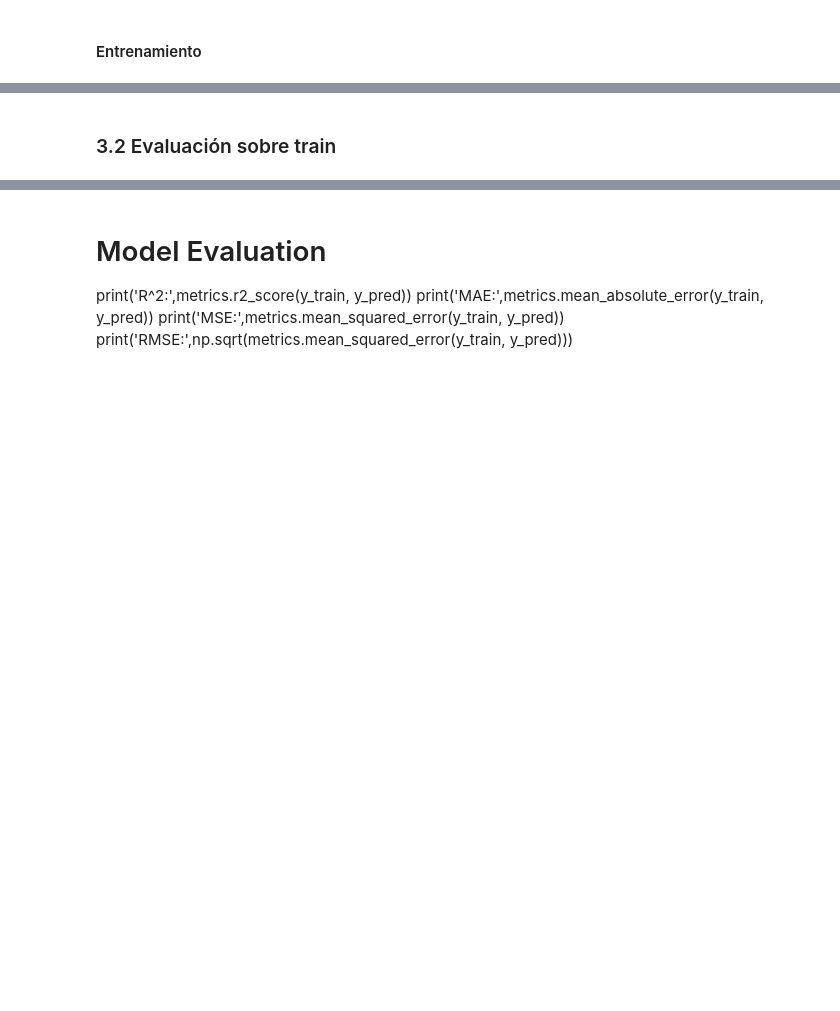
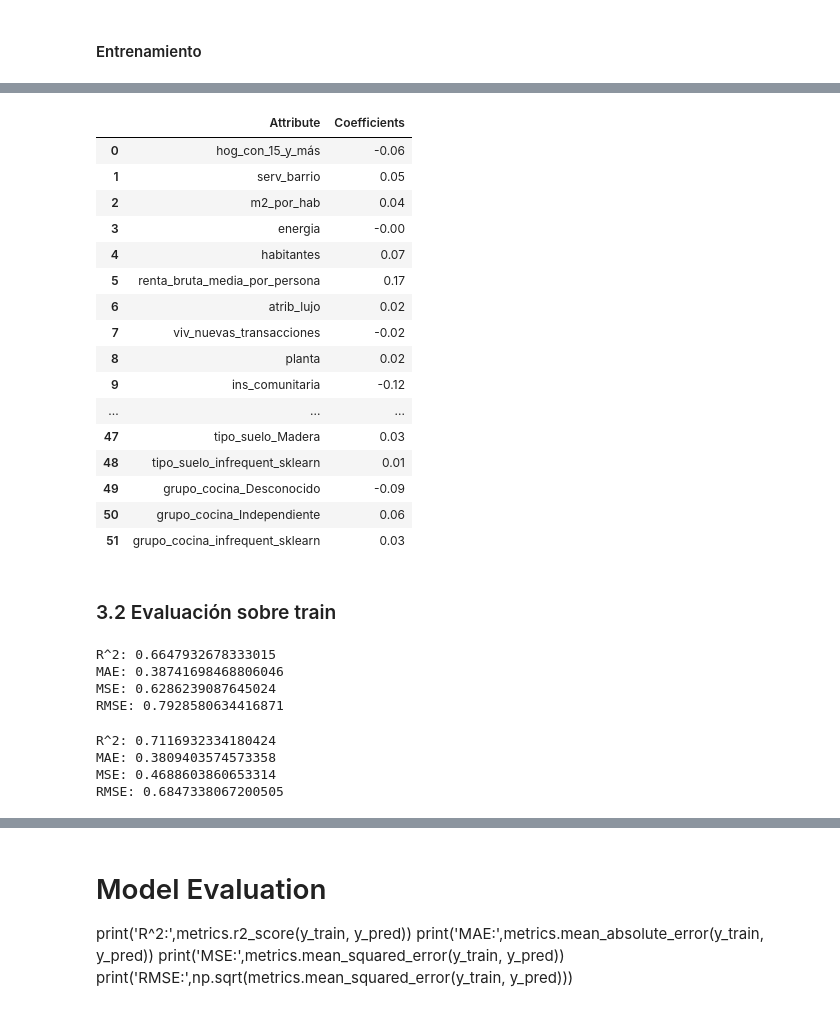
Before and after one commit to avaquerocastro/precios-de-vivienda-madrid, a Jupyter notebook: codigo/04-modelos/RegresionLineal_ConScalar - copia.ipynb, the cells around one changed output, grey strips where cells are left out. Cells and saved outputs as stored; diff of their text form; code cells hidden in the pictures; blank space fills up the shorter version.

Commit message:
Modelos

```diff
--- a/codigo/04-modelos/RegresionLineal_ConScalar - copia.ipynb
+++ b/codigo/04-modelos/RegresionLineal_ConScalar - copia.ipynb
@@ -194,10 +199,14 @@ X_train['target'].head()
 Name: target, dtype: float64
 # %%
+#cod_barrio y cod_distrito son variables categoricas que puede interpretar como numerica
+
 df_ids = X_train[['url']]
 y_train=X_train['target']
 y_test=X_test['target']
-X_train = X_train.drop(columns=["url","target"])
-X_test = X_test.drop(columns=["url","target"])
+y_val=X_val['target']
+X_train = X_train.drop(columns=["url","target","cod_barrio","cod_distrito","codigo_postal"])
+X_test = X_test.drop(columns=["url","target","cod_barrio","cod_distrito","codigo_postal"])
+X_val = X_val.drop(columns=["url","target","cod_barrio","cod_distrito","codigo_postal"])
 # %%
 # Ajustar las configuraciones de pandas
 pd.set_option('display.max_columns', None)  # Mostrar todas las columnas
@@ -216,10 +242,41 @@ lm.fit(X_train, y_train)
 # %%
 # Converting the coefficient values to a dataframe
 coeffcients = pd.DataFrame([X_train.columns, lm.coef_]).T
 coeffcients = coeffcients.rename(columns={0: 'Attribute', 1: 'Coefficients'})
+coeffcients_sorted = coeffcients.sort_values(by='Coefficients', ascending=True)
 coeffcients
+# %% [output]
+|  | Attribute | Coefficients |
+| 0 | hog_con_15_y_más | -0.06 |
+| 1 | serv_barrio | 0.05 |
+| 2 | m2_por_hab | 0.04 |
+| 3 | energia | -0.00 |
+| 4 | habitantes | 0.07 |
+| 5 | renta_bruta_media_por_persona | 0.17 |
+| 6 | atrib_lujo | 0.02 |
+| 7 | viv_nuevas_transacciones | -0.02 |
+| 8 | planta | 0.02 |
+| 9 | ins_comunitaria | -0.12 |
+| ... | ... | ... |
+| 47 | tipo_suelo_Madera | 0.03 |
+| 48 | tipo_suelo_infrequent_sklearn | 0.01 |
+| 49 | grupo_cocina_Desconocido | -0.09 |
+| 50 | grupo_cocina_Independiente | 0.06 |
+| 51 | grupo_cocina_infrequent_sklearn | 0.03 |
 # %% [markdown]
 ### 3.2 Evaluación sobre train
 # %%
 # Model prediction on train df
 y_pred = lm.predict(X_train)
+# %%
+
+# Model Evaluation
+print('R^2:',metrics.r2_score(y_train, y_pred))
+print('MAE:',metrics.mean_absolute_error(y_train, y_pred))
+print('MSE:',metrics.mean_squared_error(y_train, y_pred))
+print('RMSE:',np.sqrt(metrics.mean_squared_error(y_train, y_pred)))
+# %% [output]
+R^2: 0.6647932678333015
+MAE: 0.38741698468806046
+MSE: 0.6286239087645024
+RMSE: 0.7928580634416871
@@ -225,0 +285,13 @@ y_pred = lm.predict(X_train)
+# %%
+# Model prediction on val df
+y_pred_val = lm.predict(X_val)
+# Model Evaluation
+print('R^2:',metrics.r2_score(y_val, y_pred_val))
+print('MAE:',metrics.mean_absolute_error(y_val, y_pred_val))
+print('MSE:',metrics.mean_squared_error(y_val, y_pred_val))
+print('RMSE:',np.sqrt(metrics.mean_squared_error(y_val, y_pred_val)))
+# %% [output]
+R^2: 0.7116932334180424
+MAE: 0.3809403574573358
+MSE: 0.4688603860653314
+RMSE: 0.6847338067200505
```
Also changed, not shown: parts of 17 cells of this notebook, 18 other files.
